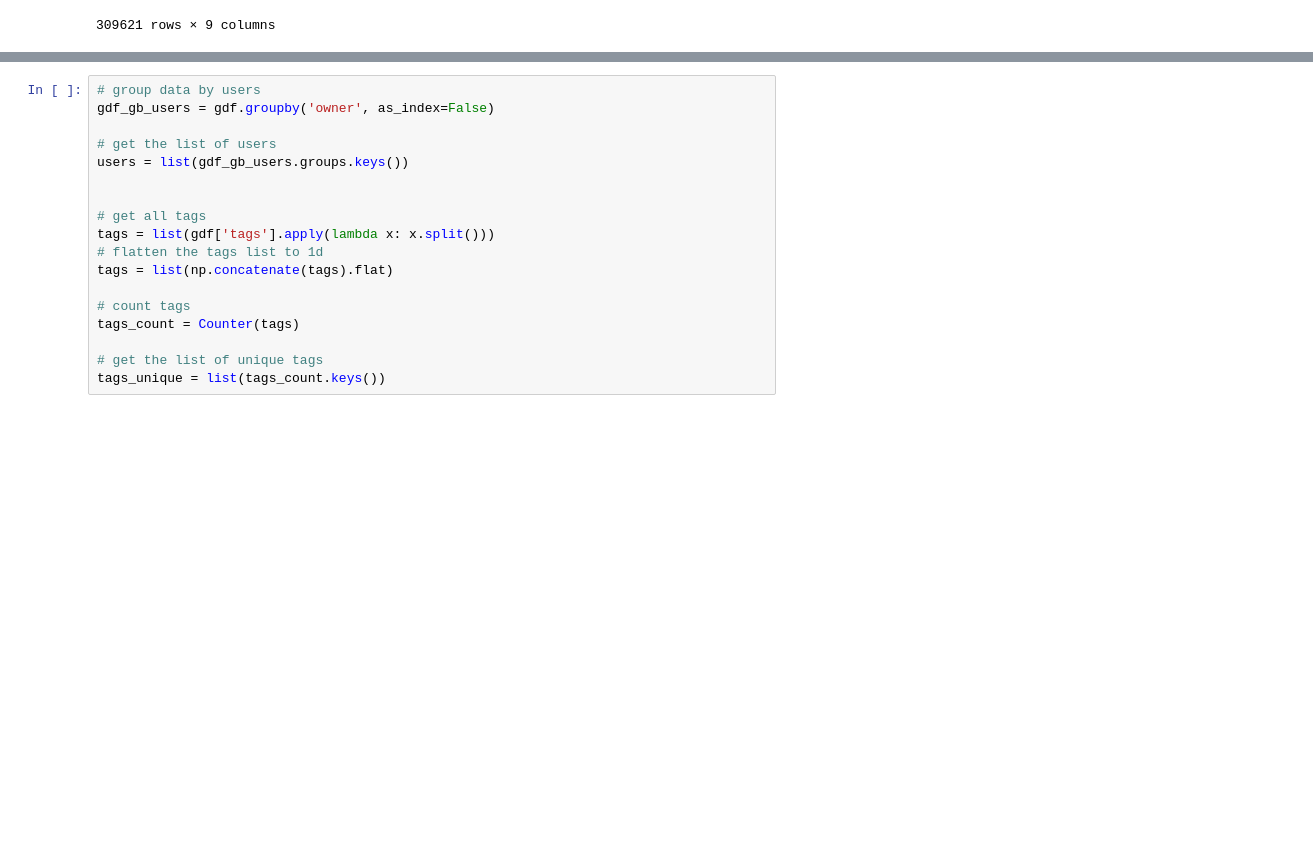
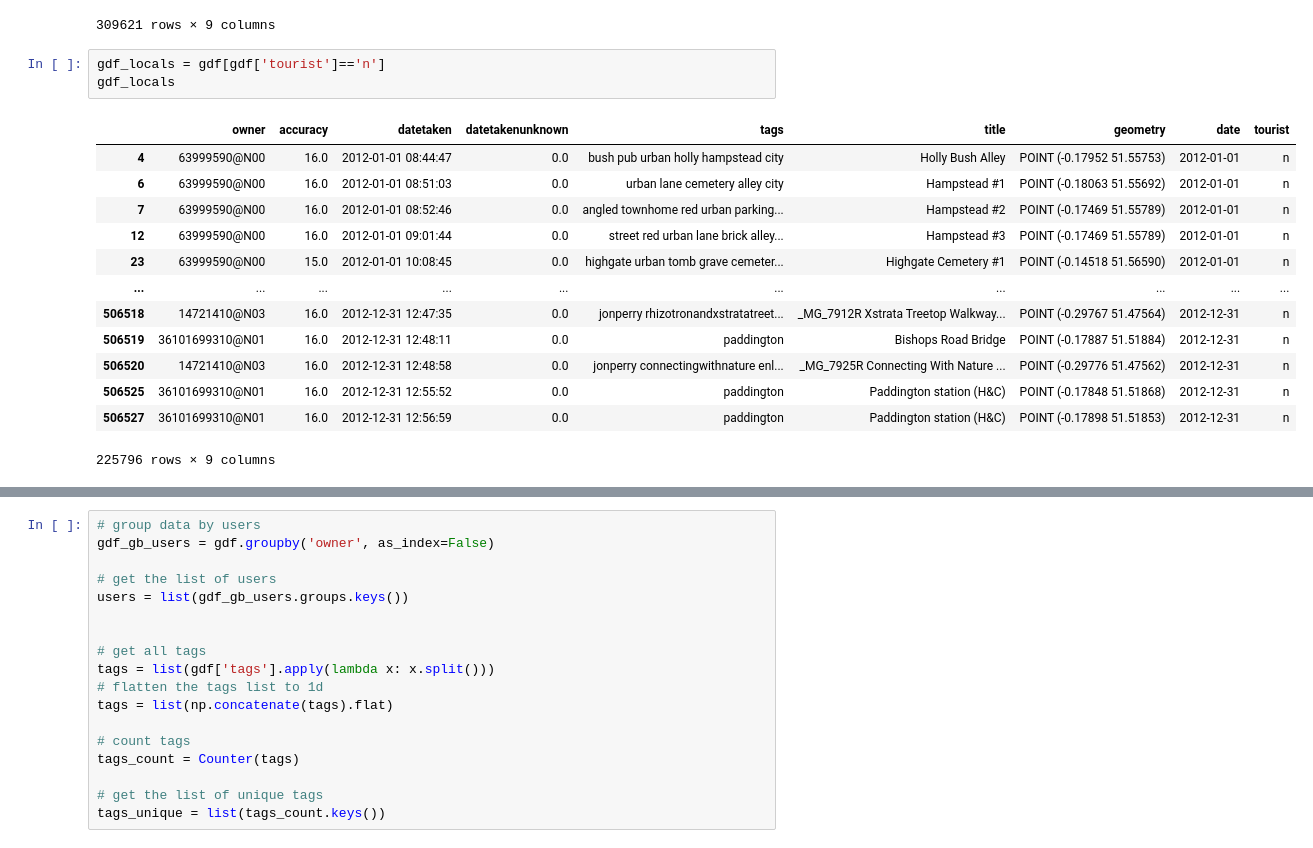
Before and after one commit to leyixu21/Semantic-Trajectory, a Jupyter notebook: clean_flickr_data.ipynb, the cells around one changed output, grey strips where cells are left out. Drawn from its saved outputs; the diff is of its cells as text; blank space fills up the shorter version.

Commit message:
update the locals and tourists information in Extract Two Groups of Users

```diff
--- a/clean_flickr_data.ipynb
+++ b/clean_flickr_data.ipynb
@@ -584,3 +584,20 @@ gdf
 | 506527 | 36101699310@N01 | 16.0 | 2012-12-31 12:56:59 | 0.0 | paddington | Paddington station (H&C) | POINT (-0.17898 51.51853) | 2012-12-31 | n |
 | 506528 | 87583925@N00 | 16.0 | 2012-12-31 12:57:37 | 0.0 | oxford stagecoach astromega oxfor... | London | POINT (-0.15824 51.51324) | 2012-12-31 | y |
 309621 rows × 9 columns
+# %%
+gdf_locals = gdf[gdf['tourist']=='n']
+gdf_locals
+# %% [output]
+|  | owner | accuracy | datetaken | datetakenunknown | tags | title | geometry | date | tourist |
+| 4 | 63999590@N00 | 16.0 | 2012-01-01 08:44:47 | 0.0 | bush pub urban holly hampstead city | Holly Bush Alley | POINT (-0.17952 51.55753) | 2012-01-01 | n |
+| 6 | 63999590@N00 | 16.0 | 2012-01-01 08:51:03 | 0.0 | urban lane cemetery alley city | Hampstead #1 | POINT (-0.18063 51.55692) | 2012-01-01 | n |
+| 7 | 63999590@N00 | 16.0 | 2012-01-01 08:52:46 | 0.0 | angled townhome red urban parking... | Hampstead #2 | POINT (-0.17469 51.55789) | 2012-01-01 | n |
+| 12 | 63999590@N00 | 16.0 | 2012-01-01 09:01:44 | 0.0 | street red urban lane brick alley... | Hampstead #3 | POINT (-0.17469 51.55789) | 2012-01-01 | n |
+| 23 | 63999590@N00 | 15.0 | 2012-01-01 10:08:45 | 0.0 | highgate urban tomb grave cemeter... | Highgate Cemetery #1 | POINT (-0.14518 51.56590) | 2012-01-01 | n |
+| ... | ... | ... | ... | ... | ... | ... | ... | ... | ... |
+| 506518 | 14721410@N03 | 16.0 | 2012-12-31 12:47:35 | 0.0 | jonperry rhizotronandxstratatreet... | _MG_7912R Xstrata Treetop Walkway... | POINT (-0.29767 51.47564) | 2012-12-31 | n |
+| 506519 | 36101699310@N01 | 16.0 | 2012-12-31 12:48:11 | 0.0 | paddington | Bishops Road Bridge | POINT (-0.17887 51.51884) | 2012-12-31 | n |
+| 506520 | 14721410@N03 | 16.0 | 2012-12-31 12:48:58 | 0.0 | jonperry connectingwithnature enl... | _MG_7925R Connecting With Nature ... | POINT (-0.29776 51.47562) | 2012-12-31 | n |
+| 506525 | 36101699310@N01 | 16.0 | 2012-12-31 12:55:52 | 0.0 | paddington | Paddington station (H&C) | POINT (-0.17848 51.51868) | 2012-12-31 | n |
+| 506527 | 36101699310@N01 | 16.0 | 2012-12-31 12:56:59 | 0.0 | paddington | Paddington station (H&C) | POINT (-0.17898 51.51853) | 2012-12-31 | n |
+225796 rows × 9 columns
```
Also changed, not shown: parts of 6 cells of this notebook.
